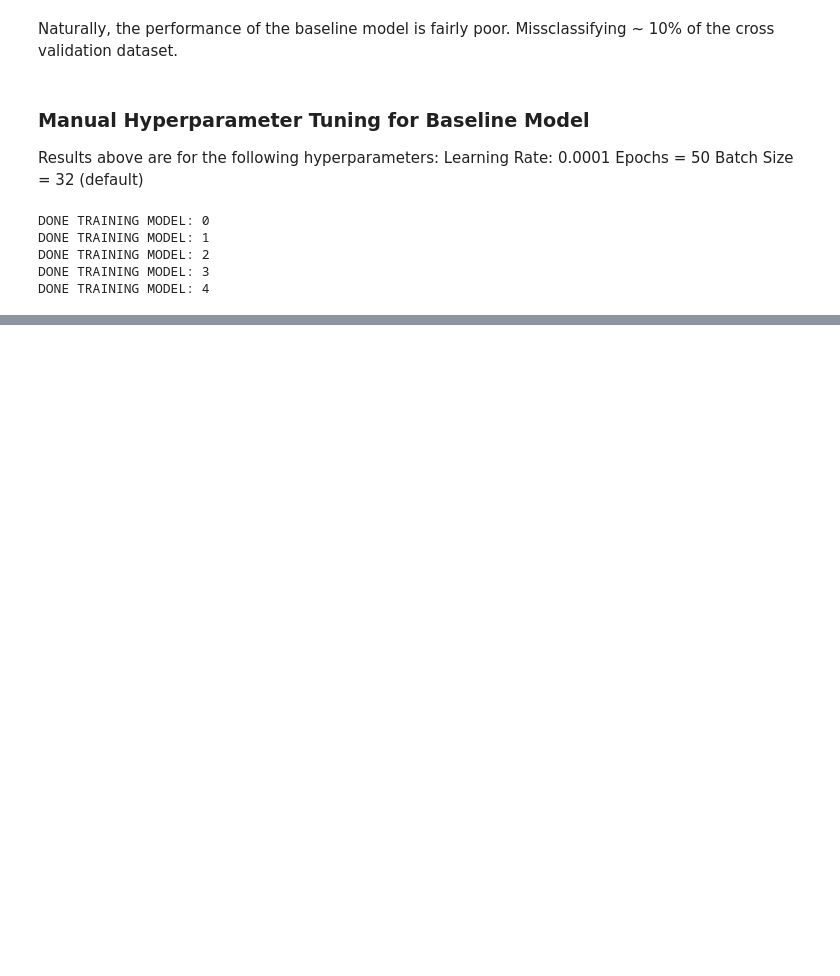
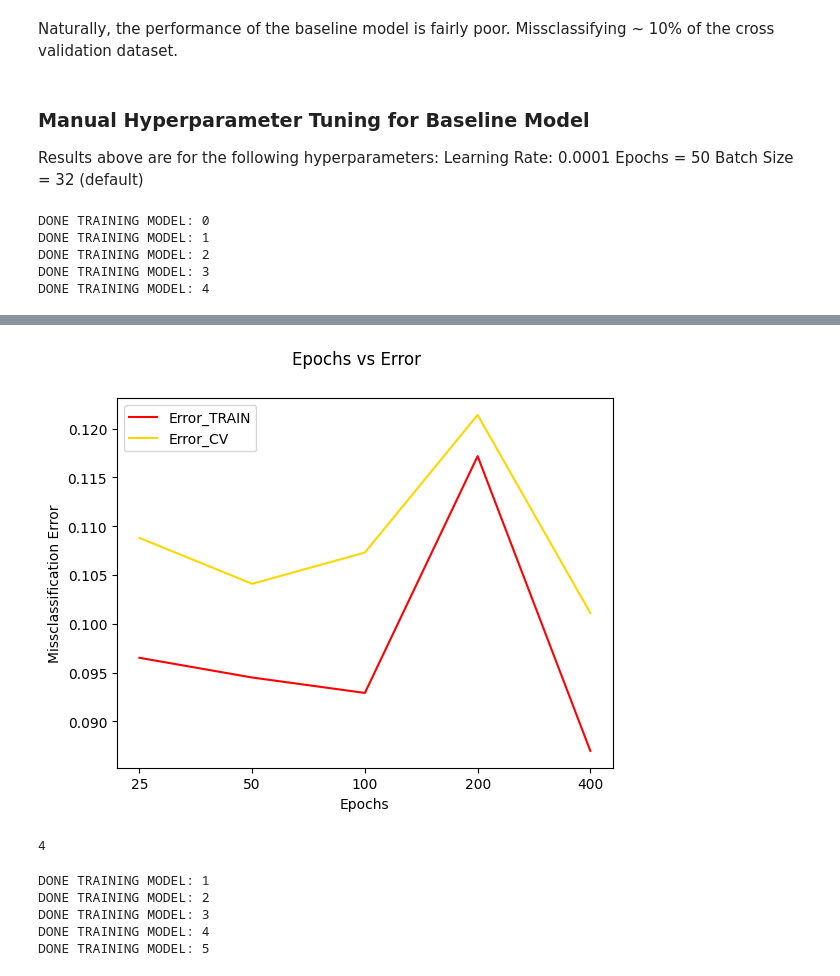
Before and after one commit to DamanRiat/Recognizing-MNist, a Jupyter notebook: MNist_Digit_Classification_NN.ipynb, the cells around one changed output, grey strips where cells are left out. Drawn from its saved outputs; the diff is of its cells as text; code cells hidden in the pictures; blank space fills up the shorter version.

```diff
--- a/MNist_Digit_Classification_NN.ipynb
+++ b/MNist_Digit_Classification_NN.ipynb
@@ -294,0 +322,6 @@ plt.show()
+# %%
+metrics_cv = []
+metrics_train = []
+for model in models_epochs:
+    metrics_cv.append(calculate_metrics(model,X_cv,y_cv))
+    metrics_train.append(calculate_metrics(model,X_train,y_train))
@@ -294,0 +346,47 @@ plt.show()
+# %%
+fig, ax = plt.subplots()
+num_ticks = len(epochs)
+evenly_spaced_ticks = np.arange(num_ticks)
+
+ax.plot(evenly_spaced_ticks, [1- metric.accuracy for metric in metrics_train], color = 'red', label = 'Error_TRAIN')
+ax.plot(evenly_spaced_ticks, [1- metric.accuracy for metric in metrics_cv], color = 'gold',label ='Error_CV')
+
+
+# Set the x-axis ticks to be evenly spaced
+ax.set_xticks(evenly_spaced_ticks)
+
+# Set the labels for the ticks to be the original x_values
+ax.set_xticklabels(epochs)
+ax.set_xlabel('Epochs')
+ax.set_ylabel('Missclassification Error')
+fig.suptitle('Epochs vs Error')
+ax.legend()
+plt.show()
+# %% [output]
+[figure, added]
+# %%
+best_epoch = np.argmin(np.array([1 - metric.accuracy for metric in metrics_cv]))
+print(best_epoch)
+# %% [output]
+4
+# %%
+# Using best learning rate and best_epoch, lets find the best batch size
+model_watch = 1
+for batch in batch_sizes:
+    baseline_model_bs = create_baseline_model()
+
+    baseline_model_bs.compile(
+        loss = tf.keras.losses.SparseCategoricalCrossentropy(from_logits = True),
+        optimizer = tf.keras.optimizers.Adam(learning_rate = learning_rates[best_ll])
+    )
+
+    baseline_model_bs.fit(X_train, y_train, epochs = epochs[best_epoch],verbose = 0,batch_size = batch)
+    print(f'DONE TRAINING MODEL: {model_watch} ')
+    models_bs.append(baseline_model_bs)
+    model_watch+=1
+# %% [output]
+DONE TRAINING MODEL: 1
+DONE TRAINING MODEL: 2
+DONE TRAINING MODEL: 3
+DONE TRAINING MODEL: 4
+DONE TRAINING MODEL: 5
```
Also changed, not shown: parts of 17 cells of this notebook, 1 other file.
